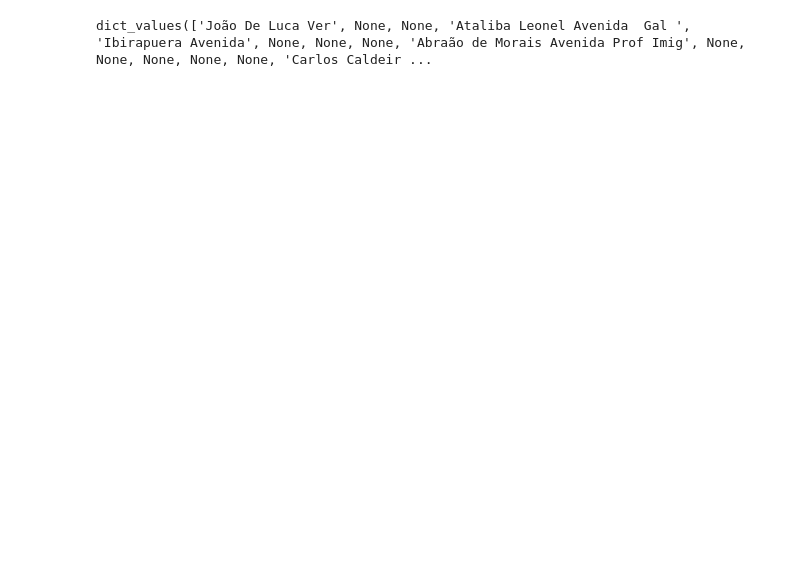
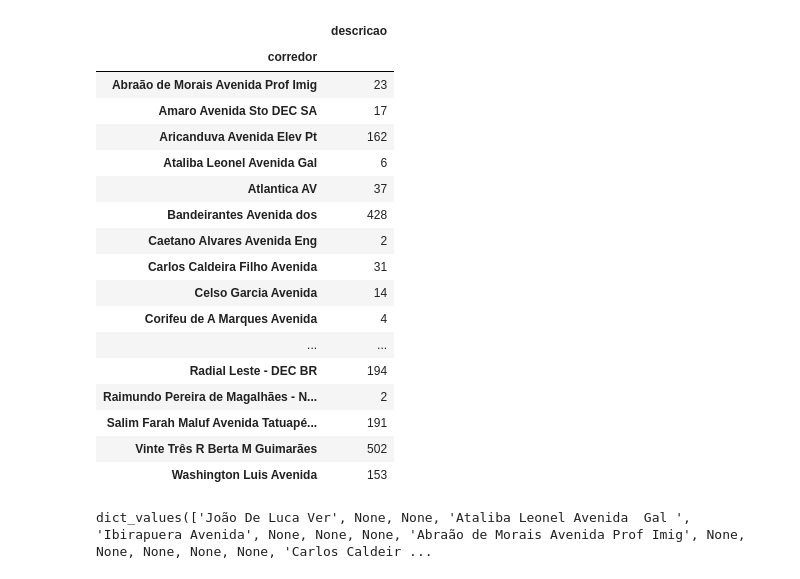
Before and after one commit to Insper-Data/2023-2_faixa_azul, a Jupyter notebook: rascunho2.ipynb, the cells around one changed output. Drawn from its saved outputs; the diff is of its cells as text; code cells hidden in the pictures; blank space fills up the shorter version.

```diff
--- a/rascunho2.ipynb
+++ b/rascunho2.ipynb
@@ -4,2 +4,7 @@ import pandas
 # %%
 dicio_conversao = json.load(open('cruzamento_infosiga-lentidao.json'))
+# %%
+lentidao = (
+    pd.read_csv("dados/lentidaotrechos2022.csv", encoding="latin", sep = ";")
+    .replace({"corredor": {"Av": "Avenida", ",": "", "/": " ", "\(": " ", "\)": " ", "\.": " "}}, regex = True)
+)
@@ -6,3 +51,24 @@ dicio_conversao = json.load(open('cruzamento_infosiga-lentidao.json'))
+# %%
+lentidao.query(f"corredor in {list(dicio_conversao.values())}").groupby("corredor").agg({"descricao": "nunique"})
+# %% [output]
+|  | descricao |
+| corredor |  |
+| Abraão de Morais Avenida Prof Imig | 23 |
+| Amaro Avenida Sto DEC SA | 17 |
+| Aricanduva Avenida Elev Pt | 162 |
+| Ataliba Leonel Avenida Gal | 6 |
+| Atlantica AV | 37 |
+| Bandeirantes Avenida dos | 428 |
+| Caetano Alvares Avenida Eng | 2 |
+| Carlos Caldeira Filho Avenida | 31 |
+| Celso Garcia Avenida | 14 |
+| Corifeu de A Marques Avenida | 4 |
+| ... | ... |
+| Radial Leste - DEC BR | 194 |
+| Raimundo Pereira de Magalhães - N... | 2 |
+| Salim Farah Maluf Avenida Tatuapé... | 191 |
+| Vinte Três R Berta M Guimarães | 502 |
+| Washington Luis Avenida | 153 |
 # %%
 dicio_conversao.values()
 # %% [output]
```
Also changed, not shown: parts of 3 cells of this notebook, 1 other file.
